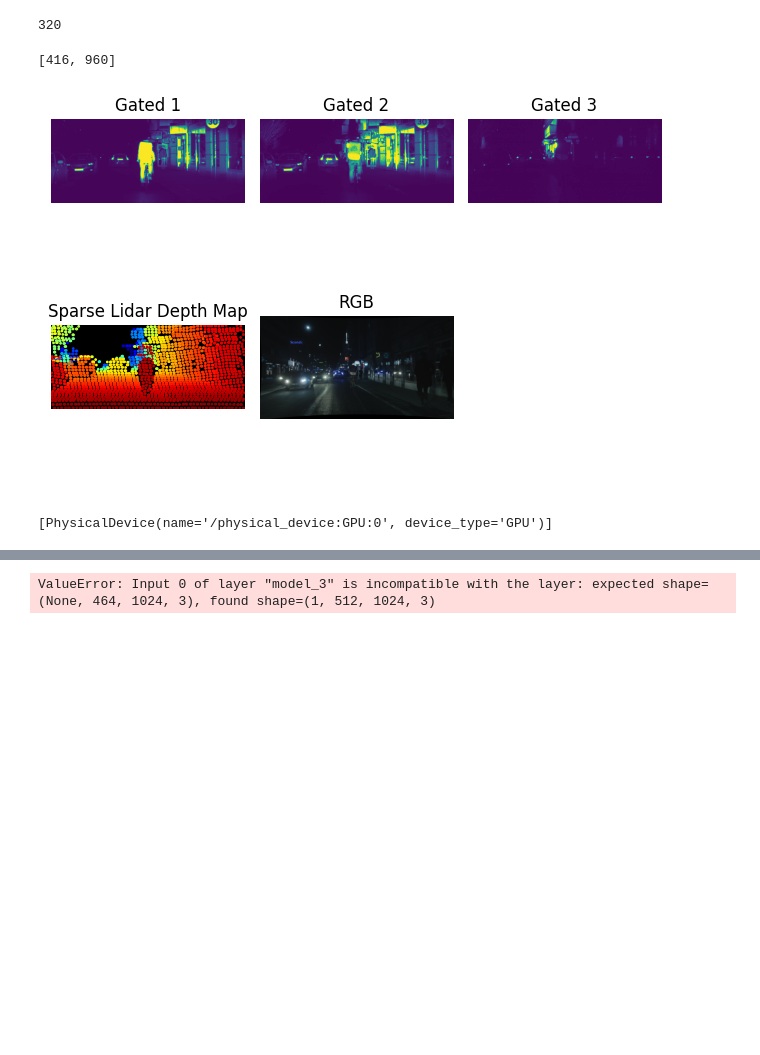
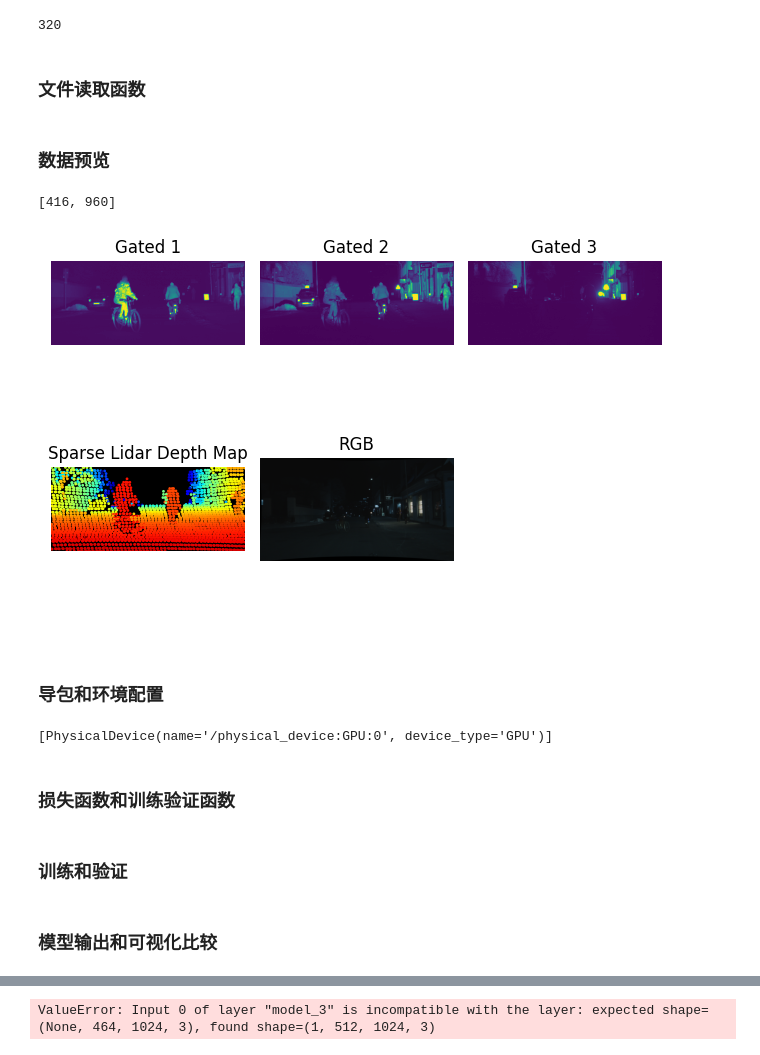
Before and after one commit to Edricos/newG2D, a Jupyter notebook: src/main.ipynb, the cells around one changed output, grey strips where cells are left out. Saved outputs shown, nothing was run; the diff lists cells and outputs as text; code cells hidden in the pictures; blank space fills up the shorter version.

```diff
--- a/src/main.ipynb
+++ b/src/main.ipynb
@@ -13,6 +13,8 @@ print(x)
 # 400*960
 # %% [output]
 320
+# %% [markdown]
+### 文件读取函数
 # %%
 #  Copyright 2018 Algolux Inc. All Rights Reserved.
 #  修改自dataset_util.py
@@ -88,3 +101,5 @@ def read_gt_image(base_dir, gta_pass, img_id, data_type, min_distance, max_dista
+# %% [markdown]
+### 数据预览
 # %%
 #测试数据读取
 
@@ -93,7 +108,7 @@ import matplotlib.pyplot as plt
 base_dir = '../data/real'
 gta_pass = ''
 data_type = 'real'
-img_id = '00434'
+img_id = '00024'
 min_distance = 3.
 max_distance = 150.
 
@@ -117,35 +132,37 @@ fig, axs = plt.subplots(2, 3)
 # 在子图上绘图
 axs[0, 0].set_title('Gated 1')
 axs[0, 0].imshow(laod_in_img[:, :, :, 0:1].reshape(figShape))
 axs[0, 0].axis('off')
 
 axs[0, 1].set_title('Gated 2')
 axs[0, 1].imshow(in_img[:, :, :, 1:2].reshape(figShape))
 axs[0, 1].axis('off')
 
 axs[0, 2].set_title('Gated 3')
 axs[0, 2].imshow(in_img[:, :, :, 2:3].reshape(figShape))
 axs[0, 2].axis('off')
 
 y_coords, x_coords = np.where(lidar_mask.reshape(figShape))
 valid_depths = np.where(lidar_mask, gt_patch, np.nan)
 axs[1, 0].set_title('Sparse Lidar Depth Map')
 axs[1, 0].imshow(np.zeros_like(gt_patch.reshape(figShape)), cmap='gray')
-axs[1, 0].scatter(x_coords, y_coords, c= (gt_patch.reshape(figShape)[lidar_mask.reshape(figShape)]), cmap='jet_r',
+axs[1, 0].scatter(x_coords, y_coords, c=(gt_patch.reshape(figShape)[lidar_mask.reshape(figShape)]), cmap='jet_r',
                   s=1, marker='o')
 axs[1, 0].axis('off')
 
 RGBimg = cv2.imread(os.path.join(base_dir, 'rgb_left_8bit', img_id + '.png'))
 axs[1, 1].set_title('RGB')
 axs[1, 1].imshow(RGBimg)
 axs[1, 1].axis('off')
 axs[1, 2].axis('off')
 # 调整子图之间的间距
 plt.tight_layout()
 plt.show()
 # %% [output]
 [416, 960]
-[figure, old version]
+[figure, new version]
+# %% [markdown]
+### 导包和环境配置
 # %%
 # 准备数据id和预处理GPU环境
 import tensorflow as tf
@@ -206,4 +222,6 @@ if gpus:
         print(e)
 # %% [output]
 [PhysicalDevice(name='/physical_device:GPU:0', device_type='GPU')]
+# %% [markdown]
+### 损失函数和训练验证函数
 # %%
@@ -391,6 +481,8 @@ def eval_c(epoch_num, lrate, beta1, start_time,  batch_size = 1, loss_f = 'L1'):
     gc.collect()  # 执行垃圾回收
 
     tf.keras.backend.clear_session()  # 清除当前TF计算图
+# %% [markdown]
+### 训练和验证
 # %%
 epochs = 3
 lrate = 1e-4
@@ -421,6 +514,8 @@ for epochs_d in [2, 3, 4]:
 for epochs_d in [5, 6]:
     for lrate_d in [1e-4, 7e-5]:
         train_eval_save(epochs_d, lrate_d, beta1, batch_size)
+# %% [markdown]
+### 模型输出和可视化比较
 # %%
 
 input_img = tf.keras.Input(shape=(720 - crop_size_h * 2, 1280 - crop_size * 2, 3))
```
Also changed, not shown: parts of 13 cells of this notebook.
